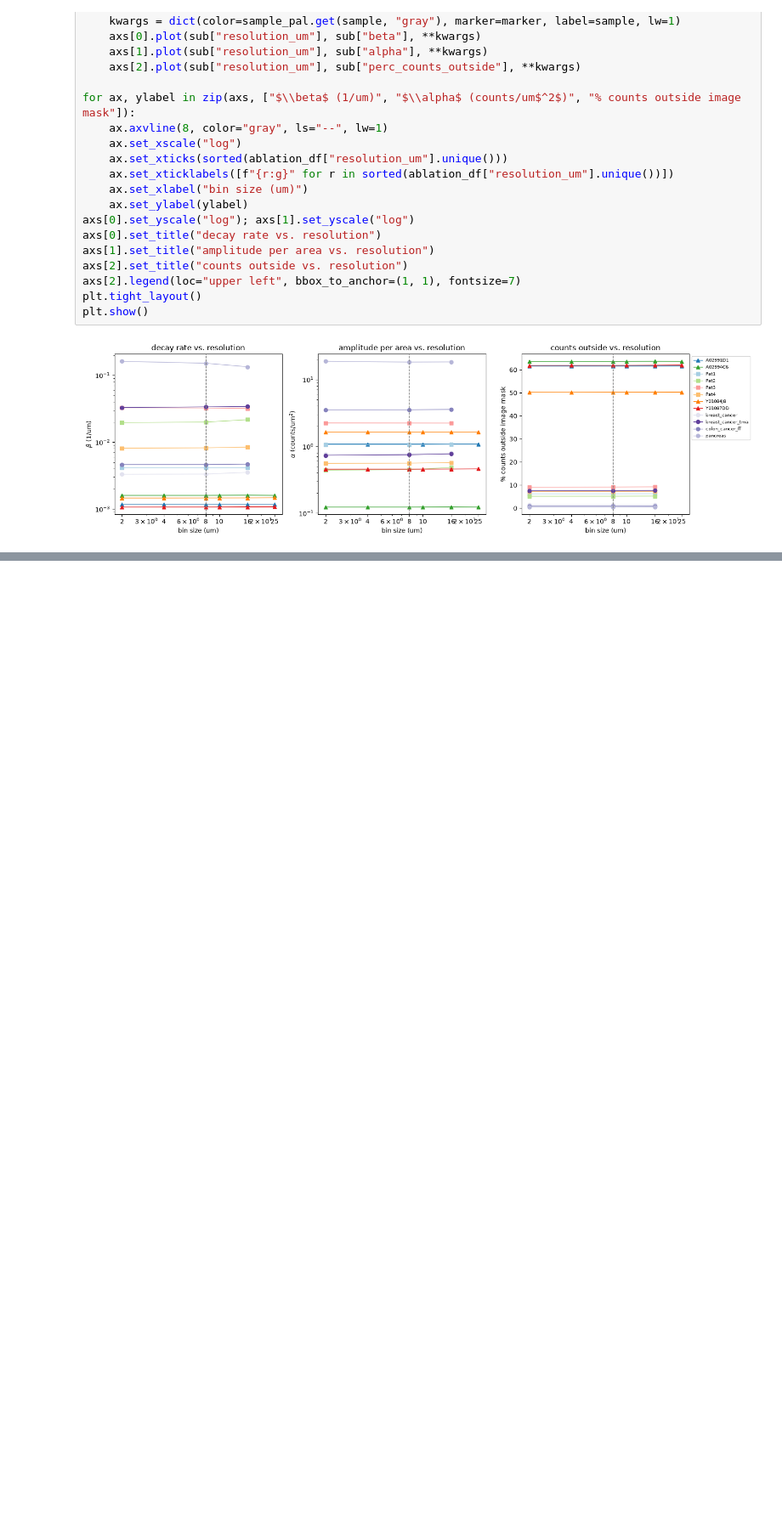
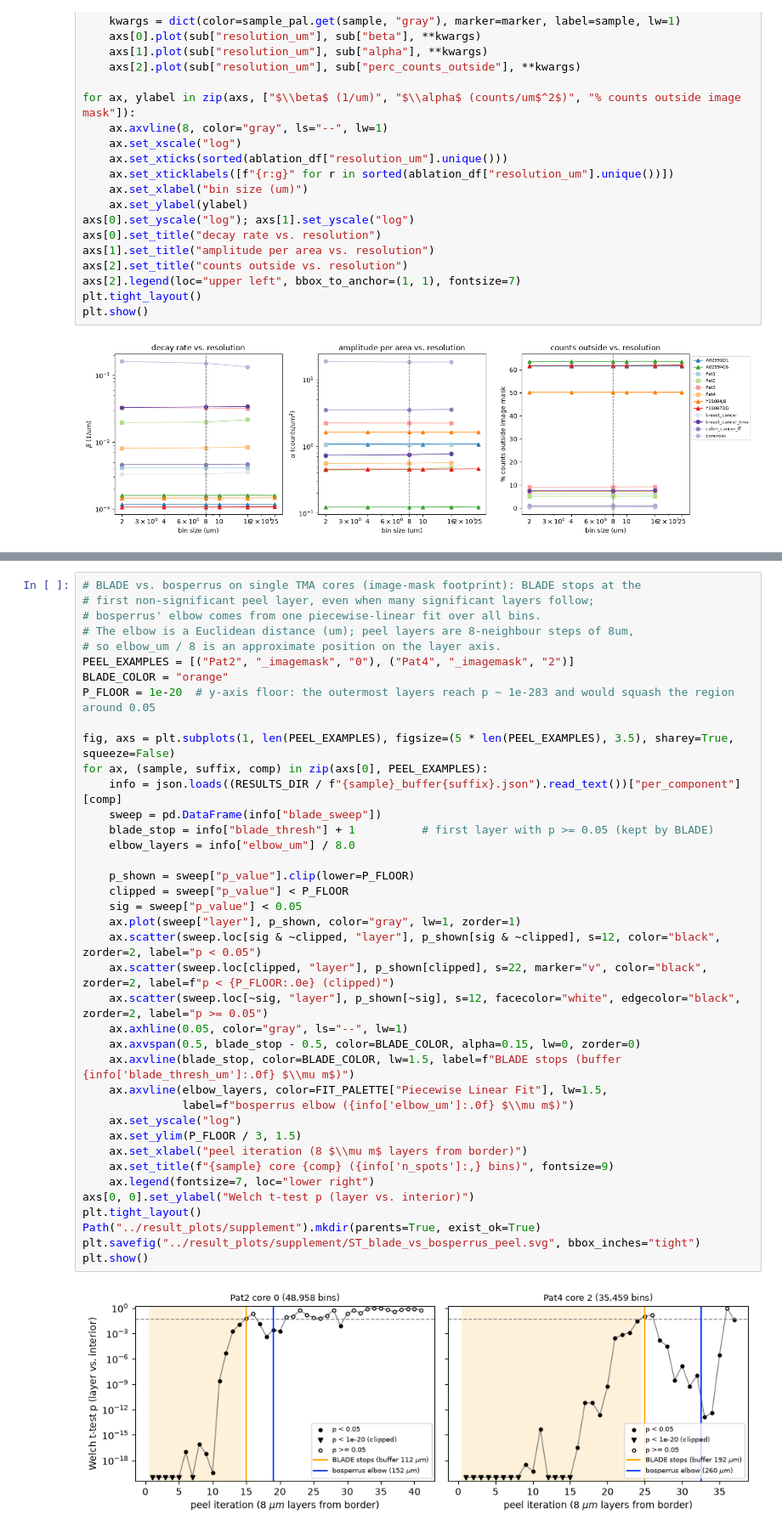
Before and after one commit to uderhardtlab/truncated_graphs, a Jupyter notebook: notebooks/ST.ipynb, the cells around one changed output, grey strips where cells are left out. Shown at 85% size. Saved outputs shown, nothing was run; the diff lists cells and outputs as text; blank space fills up the shorter version.

```diff
--- a/notebooks/ST.ipynb
+++ b/notebooks/ST.ipynb
@@ -328,0 +430,41 @@ plt.show()
+# %%
+# BLADE vs. bosperrus on single TMA cores (image-mask footprint): BLADE stops at the
+# first non-significant peel layer, even when many significant layers follow;
+# bosperrus' elbow comes from one piecewise-linear fit over all bins.
+# The elbow is a Euclidean distance (um); peel layers are 8-neighbour steps of 8um,
+# so elbow_um / 8 is an approximate position on the layer axis.
+PEEL_EXAMPLES = [("Pat2", "_imagemask", "0"), ("Pat4", "_imagemask", "2")]
+BLADE_COLOR = "orange"
+P_FLOOR = 1e-20  # y-axis floor: the outermost layers reach p ~ 1e-283 and would squash the region around 0.05
+
+fig, axs = plt.subplots(1, len(PEEL_EXAMPLES), figsize=(5 * len(PEEL_EXAMPLES), 3.5), sharey=True, squeeze=False)
+for ax, (sample, suffix, comp) in zip(axs[0], PEEL_EXAMPLES):
+    info = json.loads((RESULTS_DIR / f"{sample}_buffer{suffix}.json").read_text())["per_component"][comp]
+    sweep = pd.DataFrame(info["blade_sweep"])
+    blade_stop = info["blade_thresh"] + 1          # first layer with p >= 0.05 (kept by BLADE)
+    elbow_layers = info["elbow_um"] / 8.0
+
+    p_shown = sweep["p_value"].clip(lower=P_FLOOR)
+    clipped = sweep["p_value"] < P_FLOOR
+    sig = sweep["p_value"] < 0.05
+    ax.plot(sweep["layer"], p_shown, color="gray", lw=1, zorder=1)
+    ax.scatter(sweep.loc[sig & ~clipped, "layer"], p_shown[sig & ~clipped], s=12, color="black", zorder=2, label="p < 0.05")
+    ax.scatter(sweep.loc[clipped, "layer"], p_shown[clipped], s=22, marker="v", color="black", zorder=2, label=f"p < {P_FLOOR:.0e} (clipped)")
+    ax.scatter(sweep.loc[~sig, "layer"], p_shown[~sig], s=12, facecolor="white", edgecolor="black", zorder=2, label="p >= 0.05")
+    ax.axhline(0.05, color="gray", ls="--", lw=1)
+    ax.axvspan(0.5, blade_stop - 0.5, color=BLADE_COLOR, alpha=0.15, lw=0, zorder=0)
+    ax.axvline(blade_stop, color=BLADE_COLOR, lw=1.5, label=f"BLADE stops (buffer {info['blade_thresh_um']:.0f} $\\mu m$)")
+    ax.axvline(elbow_layers, color=FIT_PALETTE["Piecewise Linear Fit"], lw=1.5,
+               label=f"bosperrus elbow ({info['elbow_um']:.0f} $\\mu m$)")
+    ax.set_yscale("log")
+    ax.set_ylim(P_FLOOR / 3, 1.5)
+    ax.set_xlabel("peel iteration (8 $\\mu m$ layers from border)")
+    ax.set_title(f"{sample} core {comp} ({info['n_spots']:,} bins)", fontsize=9)
+    ax.legend(fontsize=7, loc="lower right")
+axs[0, 0].set_ylabel("Welch t-test p (layer vs. interior)")
+plt.tight_layout()
+Path("../result_plots/supplement").mkdir(parents=True, exist_ok=True)
+plt.savefig("../result_plots/supplement/ST_blade_vs_bosperrus_peel.svg", bbox_inches="tight")
+plt.show()
+# %% [output]
+[figure, added]
```
Also changed, not shown: parts of 3 cells of this notebook, 4 other files.
